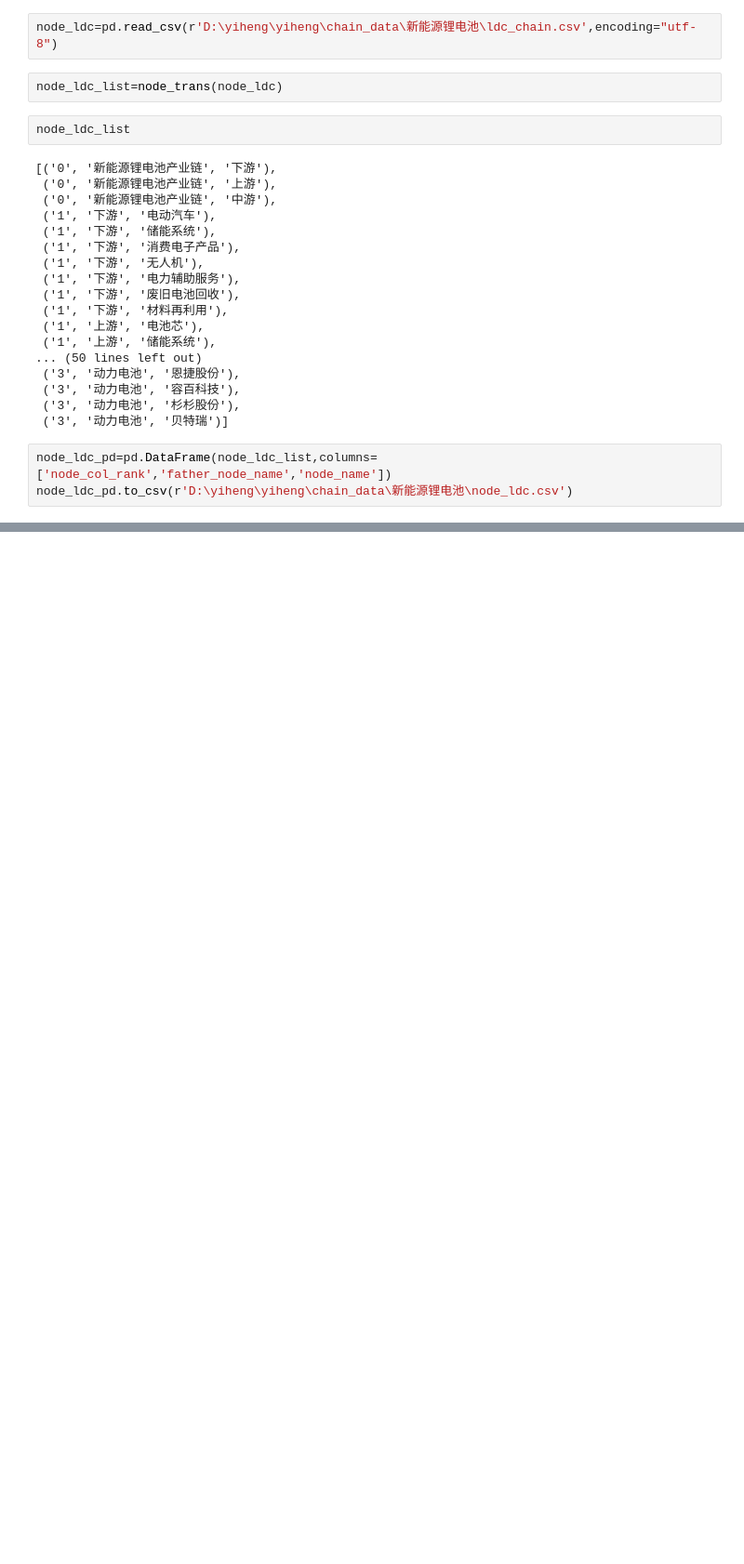
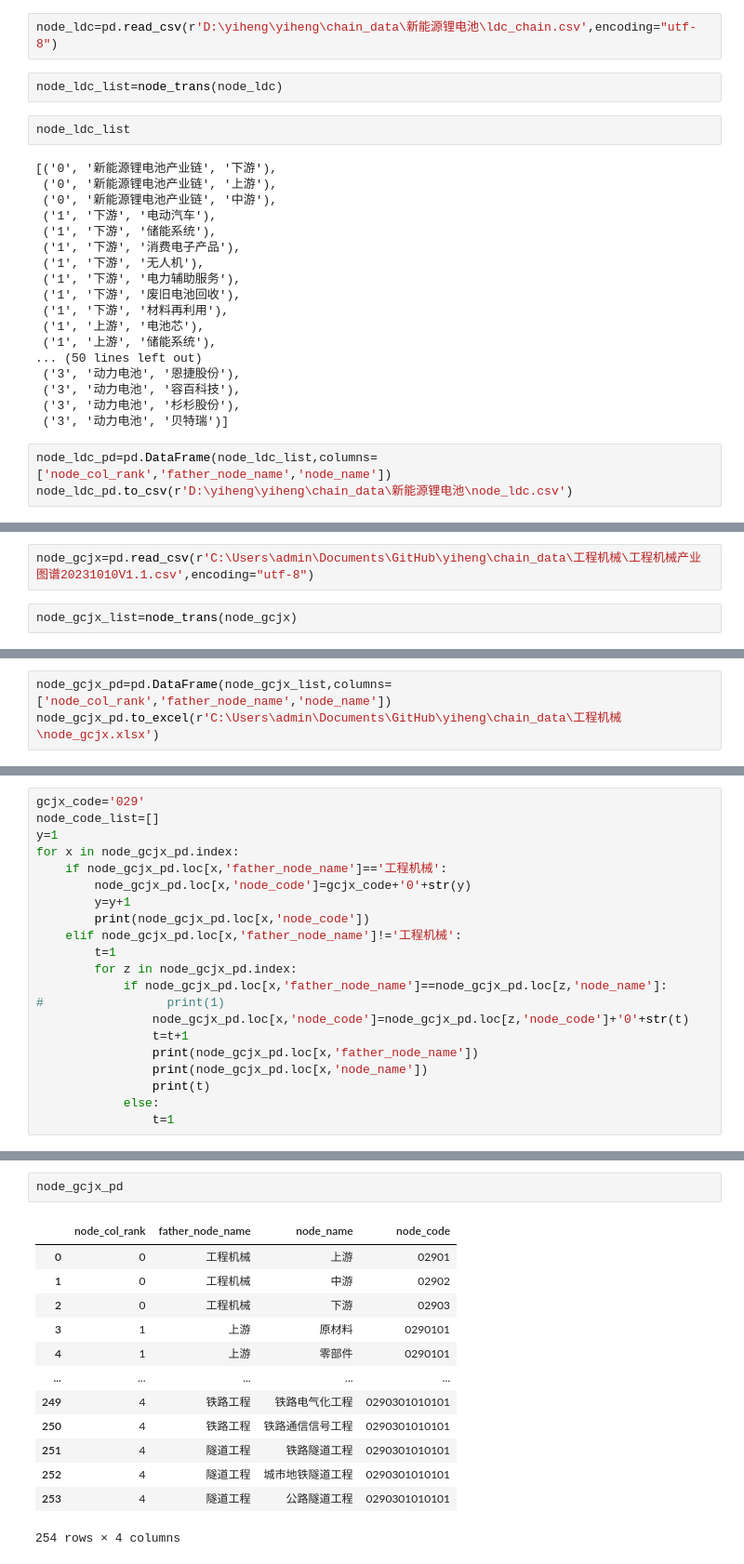
Before and after one commit to daiyipu/yiheng, a Jupyter notebook: industry_chain.ipynb, the cells around one changed output, grey strips where cells are left out. Shown: that part at 93% size. Saved outputs shown, nothing was run; the diff lists cells and outputs as text; blank space fills up the shorter version.

```diff
--- a/industry_chain.ipynb
+++ b/industry_chain.ipynb
@@ -198,0 +200,4 @@ node_ldc_pd.to_csv(r'D:\yiheng\yiheng\chain_data\新能源锂电池\node_ldc.csv
+# %%
+node_gcjx=pd.read_csv(r'C:\Users\admin\Documents\GitHub\yiheng\chain_data\工程机械\工程机械产业图谱20231010V1.1.csv',encoding="utf-8")
+# %%
+node_gcjx_list=node_trans(node_gcjx)
@@ -198,0 +224,3 @@ node_ldc_pd.to_csv(r'D:\yiheng\yiheng\chain_data\新能源锂电池\node_ldc.csv
+# %%
+node_gcjx_pd=pd.DataFrame(node_gcjx_list,columns=['node_col_rank','father_node_name','node_name'])
+node_gcjx_pd.to_excel(r'C:\Users\admin\Documents\GitHub\yiheng\chain_data\工程机械\node_gcjx.xlsx')
@@ -198,0 +229,21 @@ node_ldc_pd.to_csv(r'D:\yiheng\yiheng\chain_data\新能源锂电池\node_ldc.csv
+# %%
+gcjx_code='029'
+node_code_list=[]
+y=1
+for x in node_gcjx_pd.index:
+    if node_gcjx_pd.loc[x,'father_node_name']=='工程机械':
+        node_gcjx_pd.loc[x,'node_code']=gcjx_code+'0'+str(y)
+        y=y+1
+        print(node_gcjx_pd.loc[x,'node_code'])
+    elif node_gcjx_pd.loc[x,'father_node_name']!='工程机械':
+        t=1
+        for z in node_gcjx_pd.index:
+            if node_gcjx_pd.loc[x,'father_node_name']==node_gcjx_pd.loc[z,'node_name']:
+#                 print(1)
+                node_gcjx_pd.loc[x,'node_code']=node_gcjx_pd.loc[z,'node_code']+'0'+str(t)
+                t=t+1
+                print(node_gcjx_pd.loc[x,'father_node_name'])
+                print(node_gcjx_pd.loc[x,'node_name'])
+                print(t)
+            else:
+                t=1
@@ -198,0 +268,16 @@ node_ldc_pd.to_csv(r'D:\yiheng\yiheng\chain_data\新能源锂电池\node_ldc.csv
+# %%
+node_gcjx_pd
+# %% [output]
+|  | node_col_rank | father_node_name | node_name | node_code |
+| 0 | 0 | 工程机械 | 上游 | 02901 |
+| 1 | 0 | 工程机械 | 中游 | 02902 |
+| 2 | 0 | 工程机械 | 下游 | 02903 |
+| 3 | 1 | 上游 | 原材料 | 0290101 |
+| 4 | 1 | 上游 | 零部件 | 0290101 |
+| ... | ... | ... | ... | ... |
+| 249 | 4 | 铁路工程 | 铁路电气化工程 | 0290301010101 |
+| 250 | 4 | 铁路工程 | 铁路通信信号工程 | 0290301010101 |
+| 251 | 4 | 隧道工程 | 铁路隧道工程 | 0290301010101 |
+| 252 | 4 | 隧道工程 | 城市地铁隧道工程 | 0290301010101 |
+| 253 | 4 | 隧道工程 | 公路隧道工程 | 0290301010101 |
+254 rows × 4 columns
```
Also changed, not shown: parts of 6 cells of this notebook, 5 other files.
